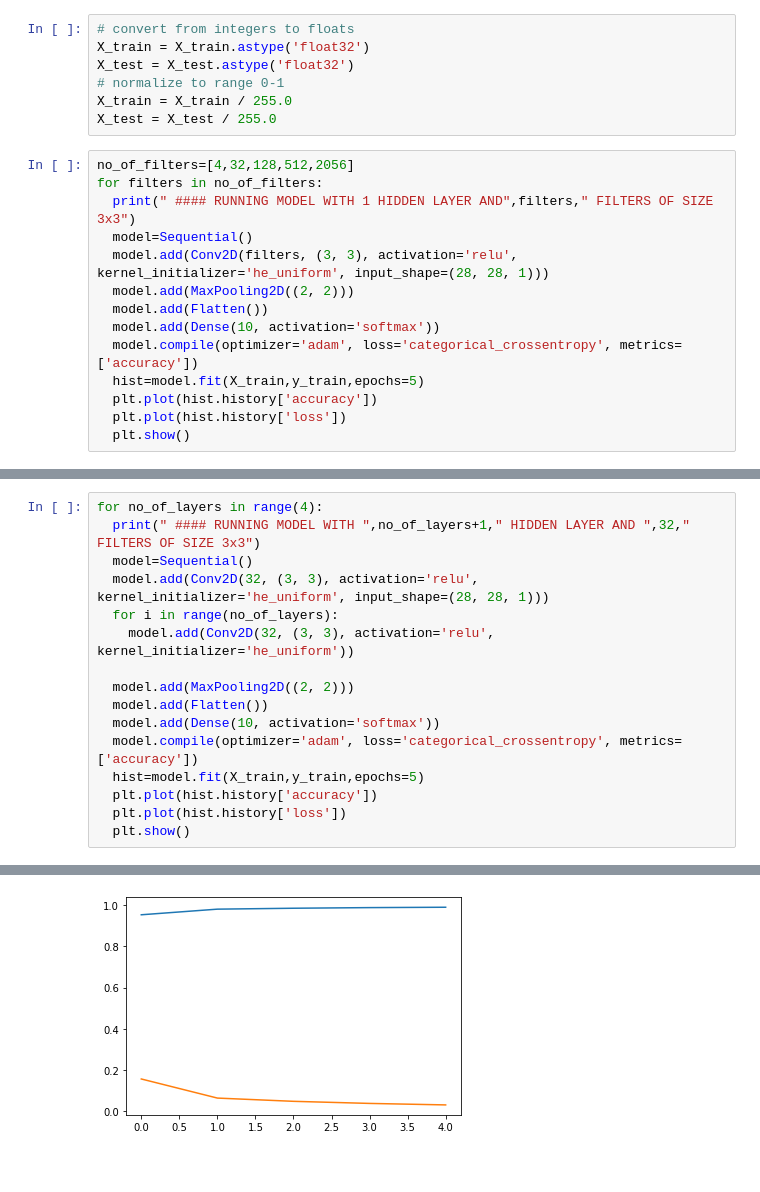
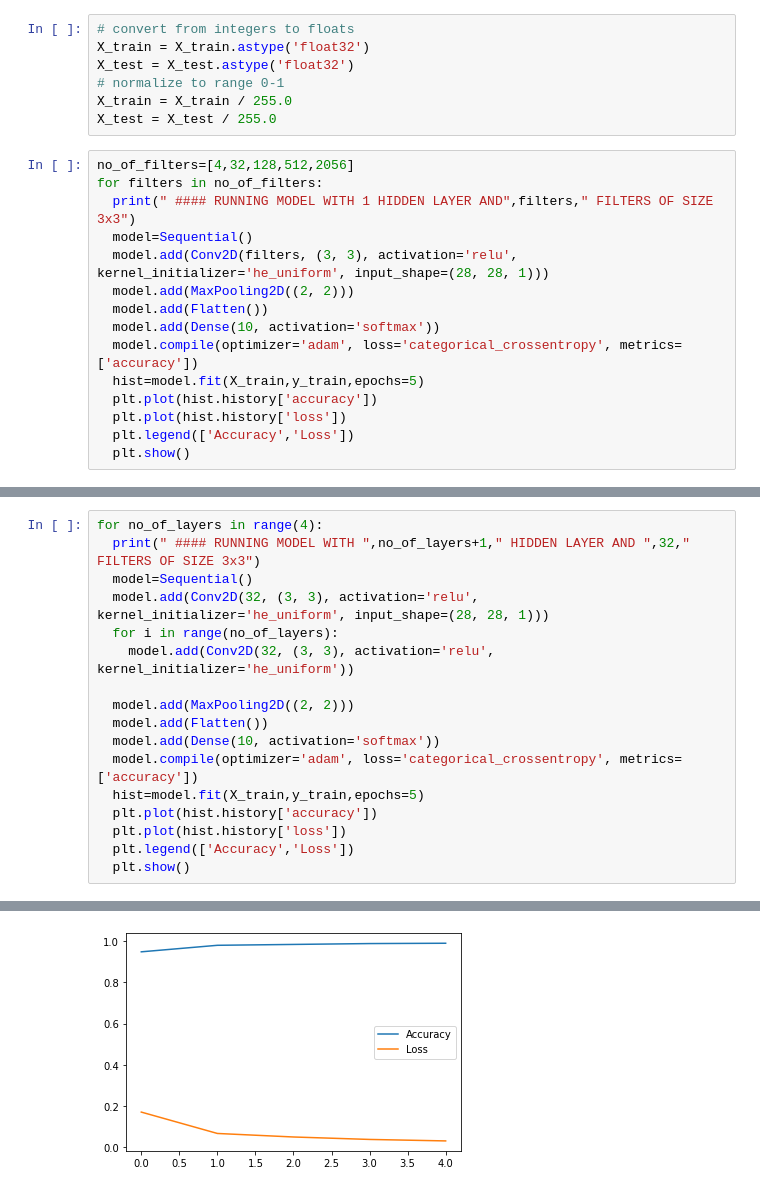
Before and after one commit to adityav1810/Semester_5_Labs, a Jupyter notebook: ECSE440L-DeepLearning/LAB6/LAB6.ipynb, the cells around one changed output, grey strips where cells are left out. Saved outputs shown, nothing was run; the diff lists cells and outputs as text.

```diff
--- a/ECSE440L-DeepLearning/LAB6/LAB6.ipynb
+++ b/ECSE440L-DeepLearning/LAB6/LAB6.ipynb
@@ -63,6 +60,7 @@ for filters in no_of_filters:
   hist=model.fit(X_train,y_train,epochs=5)
   plt.plot(hist.history['accuracy'])
   plt.plot(hist.history['loss'])
+  plt.legend(['Accuracy','Loss'])
   plt.show()
 # %% [output]
  #### RUNNING MODEL WITH 1 HIDDEN LAYER AND 4  FILTERS OF SIZE 3x3
@@ -140,6 +138,7 @@ for no_of_layers in range(4):
   hist=model.fit(X_train,y_train,epochs=5)
   plt.plot(hist.history['accuracy'])
   plt.plot(hist.history['loss'])
+  plt.legend(['Accuracy','Loss'])
   plt.show()
 # %% [output]
  #### RUNNING MODEL WITH  1  HIDDEN LAYER AND  32  FILTERS OF SIZE 3x3
@@ -156,3 +155,3 @@ Epoch 5/5
-[figure, old version]
+[figure, new version]
  #### RUNNING MODEL WITH  2  HIDDEN LAYER AND  32  FILTERS OF SIZE 3x3
 Epoch 1/5
```
Also changed, not shown: parts of 15 cells of this notebook.
